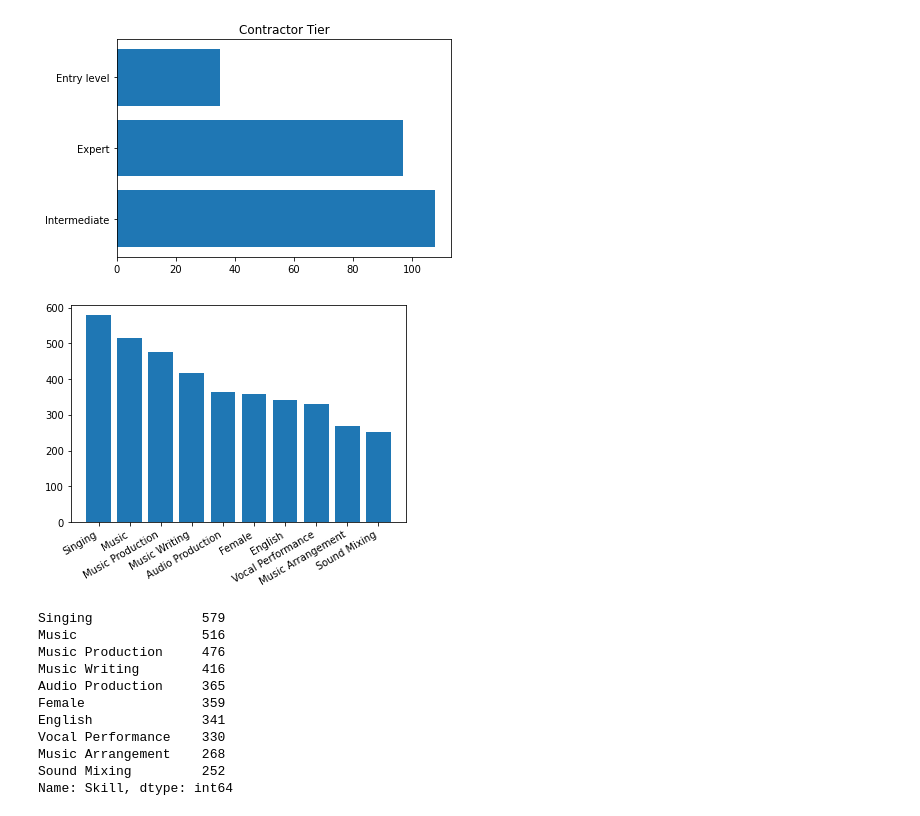
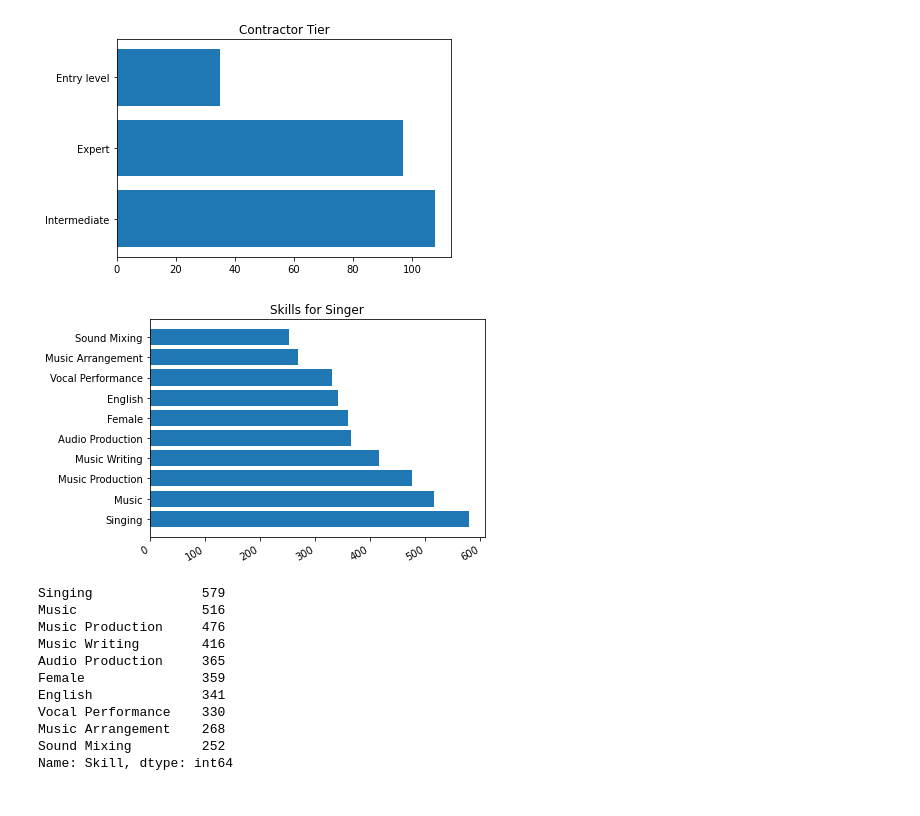
Before and after one commit to jvicrosario1106/husay_project_task, a Jupyter notebook: Data Analysis/Upwork Analysis/upwork_singer.ipynb, the cells around one changed output. Cells and saved outputs as stored; diff of their text form; code cells hidden in the pictures.

```diff
--- a/Data Analysis/Upwork Analysis/upwork_singer.ipynb
+++ b/Data Analysis/Upwork Analysis/upwork_singer.ipynb
@@ -55,11 +55,12 @@ for skill in range(len(merge['Skill'])):
 # %%
 skill_frame = pd.DataFrame(skill_append,columns=["Skill"])
 count_skill = skill_frame["Skill"].value_counts()[0:10]
-plt.bar(count_skill.index, count_skill.values)
+plt.barh(count_skill.index, count_skill.values)
+plt.title("Skills for Singer")
 plt.xticks(rotation="30",ha="right")
 plt.show()
 # %% [output]
-[figure, old version]
+[figure, new version]
 # %%
 count_skill
 # %% [output]
```
Also changed, not shown: 11 other files.
